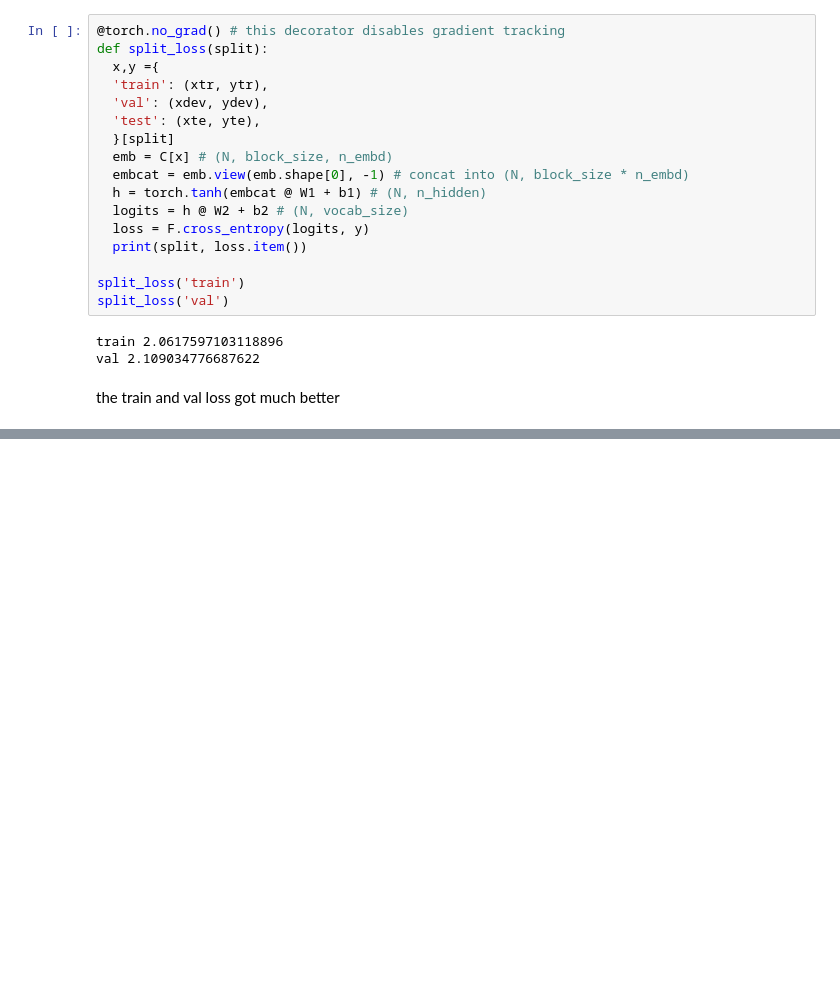
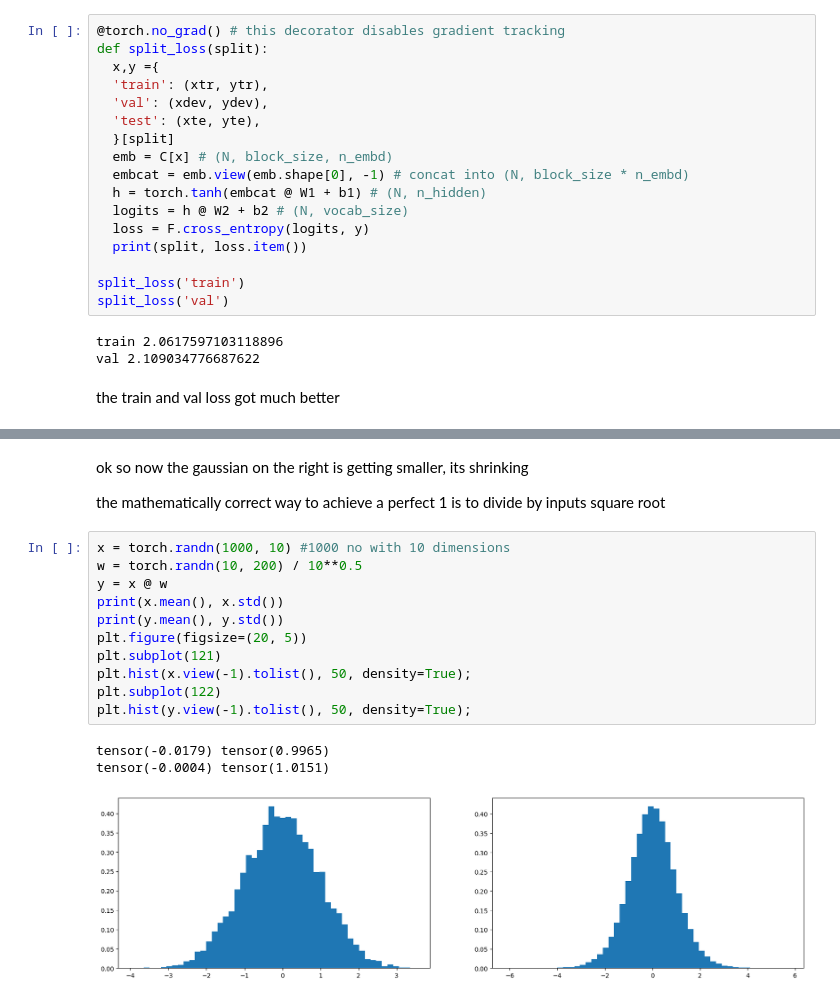
Before and after one commit to gulshan-katankar/language_modelling, a Jupyter notebook: model_3.ipynb, the cells around one changed output, grey strips where cells are left out. Saved outputs shown, nothing was run; the diff lists cells and outputs as text; blank space fills up the shorter version.

```diff
--- a/model_3.ipynb
+++ b/model_3.ipynb
@@ -393,0 +447,19 @@ the train and val loss got much better
+# %% [markdown]
+ok so now the gaussian on the right is getting smaller, its shrinking
+
+the mathematically correct way to achieve a perfect 1 is to divide by inputs square root
+# %%
+x = torch.randn(1000, 10) #1000 no with 10 dimensions
+w = torch.randn(10, 200) / 10**0.5
+y = x @ w
+print(x.mean(), x.std())
+print(y.mean(), y.std())
+plt.figure(figsize=(20, 5))
+plt.subplot(121)
+plt.hist(x.view(-1).tolist(), 50, density=True);
+plt.subplot(122)
+plt.hist(y.view(-1).tolist(), 50, density=True);
+# %% [output]
+tensor(-0.0179) tensor(0.9965)
+tensor(-0.0004) tensor(1.0151)
+[figure, added]
```
Also changed, not shown: parts of 11 cells of this notebook.
